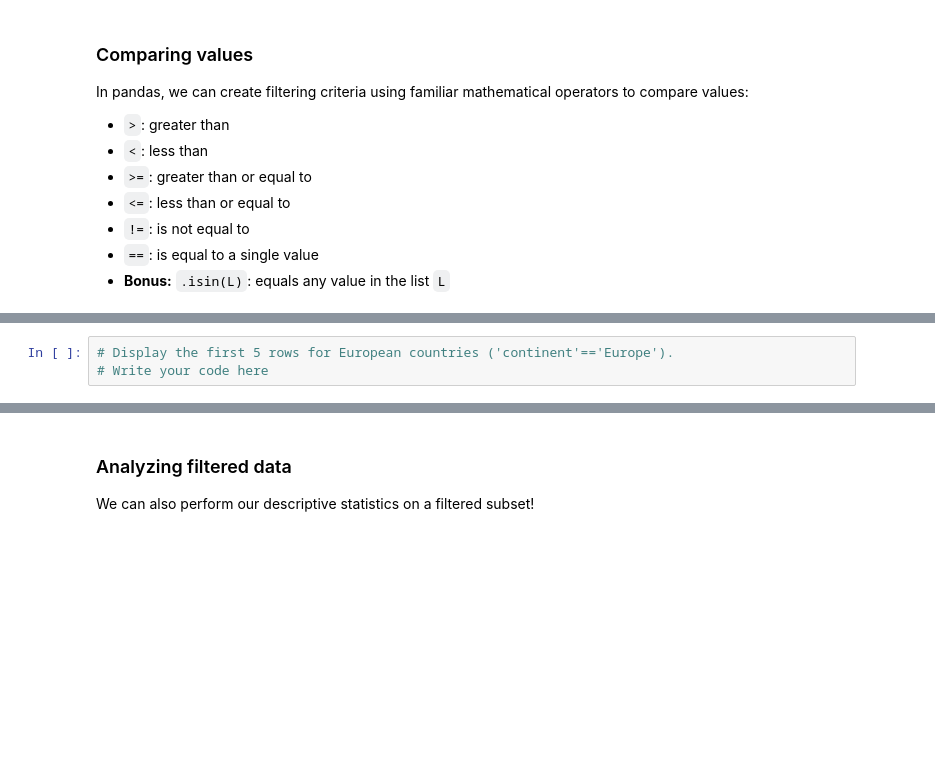
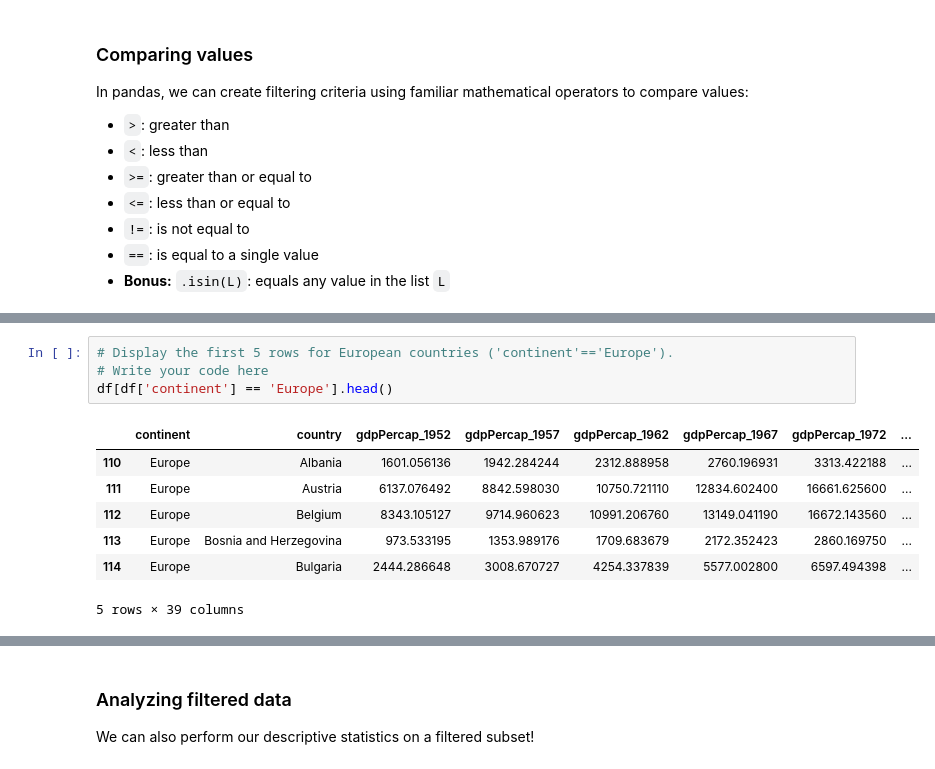
Before and after one commit to zjims/python-for-ai, a Jupyter notebook: 02_data_analysis_pandas_copy.ipynb, the cells around one changed output, grey strips where cells are left out. Saved outputs shown, nothing was run; the diff lists cells and outputs as text; blank space fills up the shorter version.

```diff
--- a/02_data_analysis_pandas_copy.ipynb
+++ b/02_data_analysis_pandas_copy.ipynb
@@ -532,6 +575,15 @@ df[df['continent'] == 'Africa'].head()
 # %%
 # Display the first 5 rows for European countries ('continent'=='Europe').
 # Write your code here
+df[df['continent'] == 'Europe'].head()
+# %% [output]
+|  | continent | country | gdpPercap_1952 | gdpPercap_1957 | gdpPercap_1962 | gdpPercap_1967 | gdpPercap_1972 | ... |
+| 110 | Europe | Albania | 1601.056136 | 1942.284244 | 2312.888958 | 2760.196931 | 3313.422188 | ... |
+| 111 | Europe | Austria | 6137.076492 | 8842.598030 | 10750.721110 | 12834.602400 | 16661.625600 | ... |
+| 112 | Europe | Belgium | 8343.105127 | 9714.960623 | 10991.206760 | 13149.041190 | 16672.143560 | ... |
+| 113 | Europe | Bosnia and Herzegovina | 973.533195 | 1353.989176 | 1709.683679 | 2172.352423 | 2860.169750 | ... |
+| 114 | Europe | Bulgaria | 2444.286648 | 3008.670727 | 4254.337839 | 5577.002800 | 6597.494398 | ... |
+5 rows × 39 columns
 # %% [markdown]
 ### Combining multiple criteria
 
```
Also changed, not shown: parts of 20 cells of this notebook.
